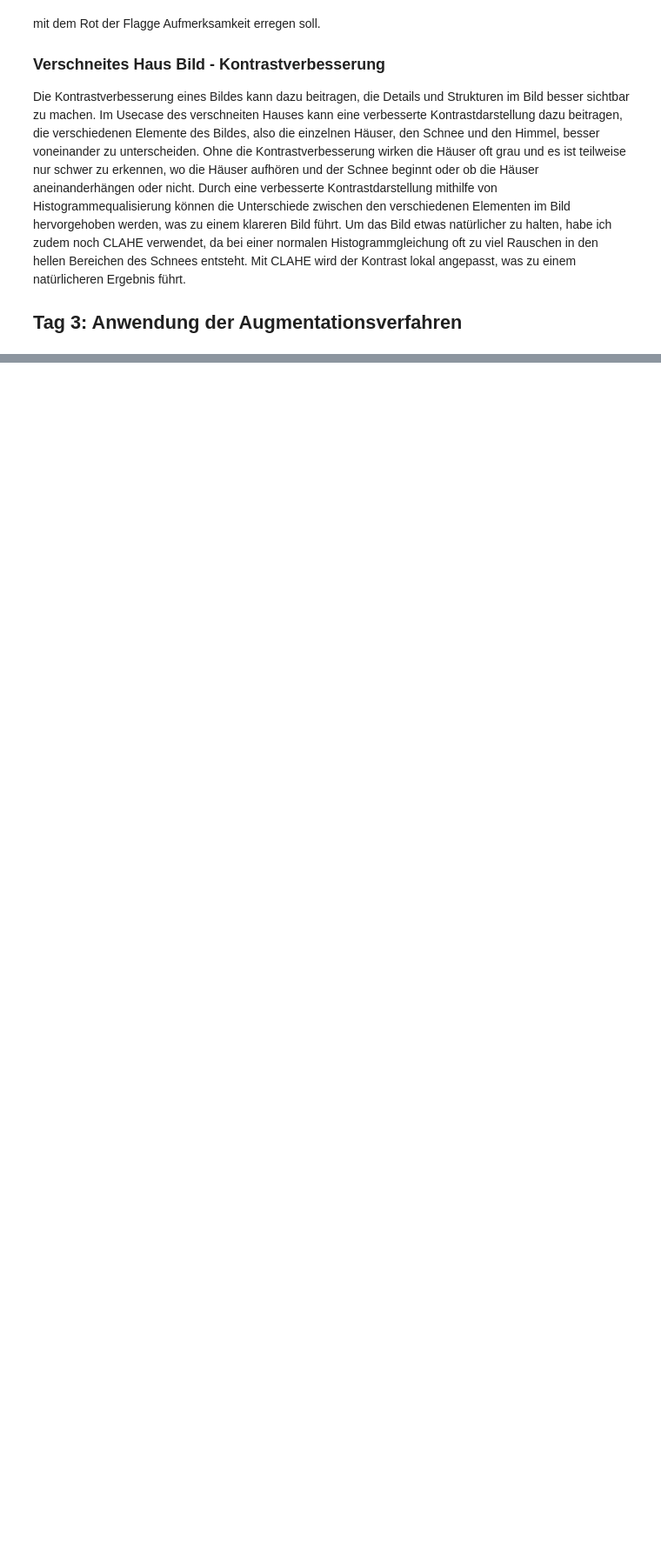
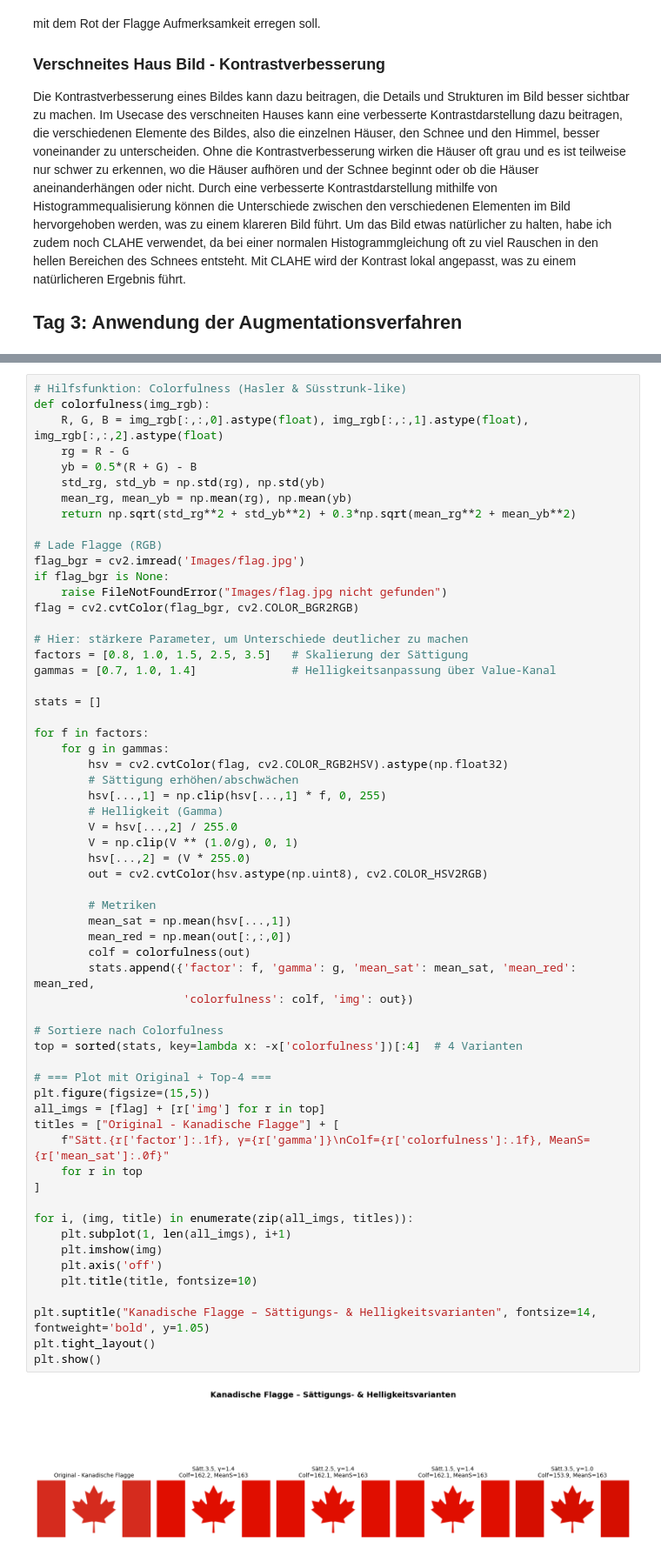
Before and after one commit to adrianmeier2002/gbsv_minichallenges, a Jupyter notebook: MC2/MC2_Day1_4.ipynb, the cells around one changed output, grey strips where cells are left out. Shown at 87% size. Saved outputs shown, nothing was run; the diff lists cells and outputs as text; blank space fills up the shorter version.

```diff
--- a/MC2/MC2_Day1_4.ipynb
+++ b/MC2/MC2_Day1_4.ipynb
@@ -179,0 +217,62 @@ plt.tight_layout(); plt.show()
+# %%
+# Hilfsfunktion: Colorfulness (Hasler & Süsstrunk-like)
+def colorfulness(img_rgb):
+    R, G, B = img_rgb[:,:,0].astype(float), img_rgb[:,:,1].astype(float), img_rgb[:,:,2].astype(float)
+    rg = R - G
+    yb = 0.5*(R + G) - B
+    std_rg, std_yb = np.std(rg), np.std(yb)
+    mean_rg, mean_yb = np.mean(rg), np.mean(yb)
+    return np.sqrt(std_rg**2 + std_yb**2) + 0.3*np.sqrt(mean_rg**2 + mean_yb**2)
+
+# Lade Flagge (RGB)
+flag_bgr = cv2.imread('Images/flag.jpg')
+if flag_bgr is None:
+    raise FileNotFoundError("Images/flag.jpg nicht gefunden")
+flag = cv2.cvtColor(flag_bgr, cv2.COLOR_BGR2RGB)
+
+# Hier: stärkere Parameter, um Unterschiede deutlicher zu machen
+factors = [0.8, 1.0, 1.5, 2.5, 3.5]   # Skalierung der Sättigung
+gammas = [0.7, 1.0, 1.4]              # Helligkeitsanpassung über Value-Kanal
+
+stats = []
+
+for f in factors:
+    for g in gammas:
+        hsv = cv2.cvtColor(flag, cv2.COLOR_RGB2HSV).astype(np.float32)
+        # Sättigung erhöhen/abschwächen
+        hsv[...,1] = np.clip(hsv[...,1] * f, 0, 255)
+        # Helligkeit (Gamma)
+        V = hsv[...,2] / 255.0
+        V = np.clip(V ** (1.0/g), 0, 1)
+        hsv[...,2] = (V * 255.0)
+        out = cv2.cvtColor(hsv.astype(np.uint8), cv2.COLOR_HSV2RGB)
+
+        # Metriken
+        mean_sat = np.mean(hsv[...,1])
+        mean_red = np.mean(out[:,:,0])
+        colf = colorfulness(out)
+        stats.append({'factor': f, 'gamma': g, 'mean_sat': mean_sat, 'mean_red': mean_red,
+                      'colorfulness': colf, 'img': out})
+
+# Sortiere nach Colorfulness
+top = sorted(stats, key=lambda x: -x['colorfulness'])[:4]  # 4 Varianten
+
+# === Plot mit Original + Top-4 ===
+plt.figure(figsize=(15,5))
+all_imgs = [flag] + [r['img'] for r in top]
+titles = ["Original - Kanadische Flagge"] + [
+    f"Sätt.{r['factor']:.1f}, γ={r['gamma']}\nColf={r['colorfulness']:.1f}, MeanS={r['mean_sat']:.0f}"
+    for r in top
+]
+
+for i, (img, title) in enumerate(zip(all_imgs, titles)):
+    plt.subplot(1, len(all_imgs), i+1)
+    plt.imshow(img)
+    plt.axis('off')
+    plt.title(title, fontsize=10)
+
+plt.suptitle("Kanadische Flagge – Sättigungs- & Helligkeitsvarianten", fontsize=14, fontweight='bold', y=1.05)
+plt.tight_layout()
+plt.show()
+# %% [output]
+[figure, added]
```
Also changed, not shown: parts of 7 cells of this notebook, 1 other file.
